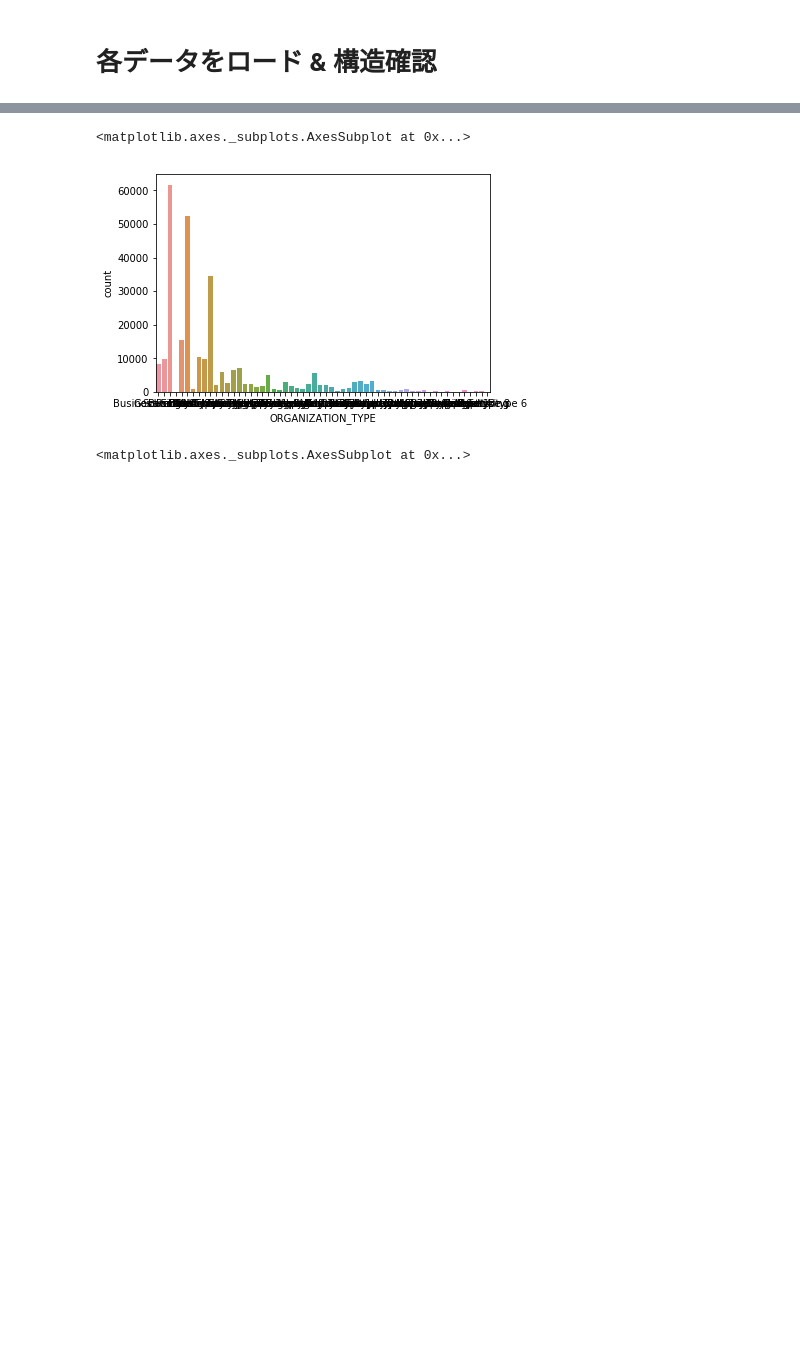
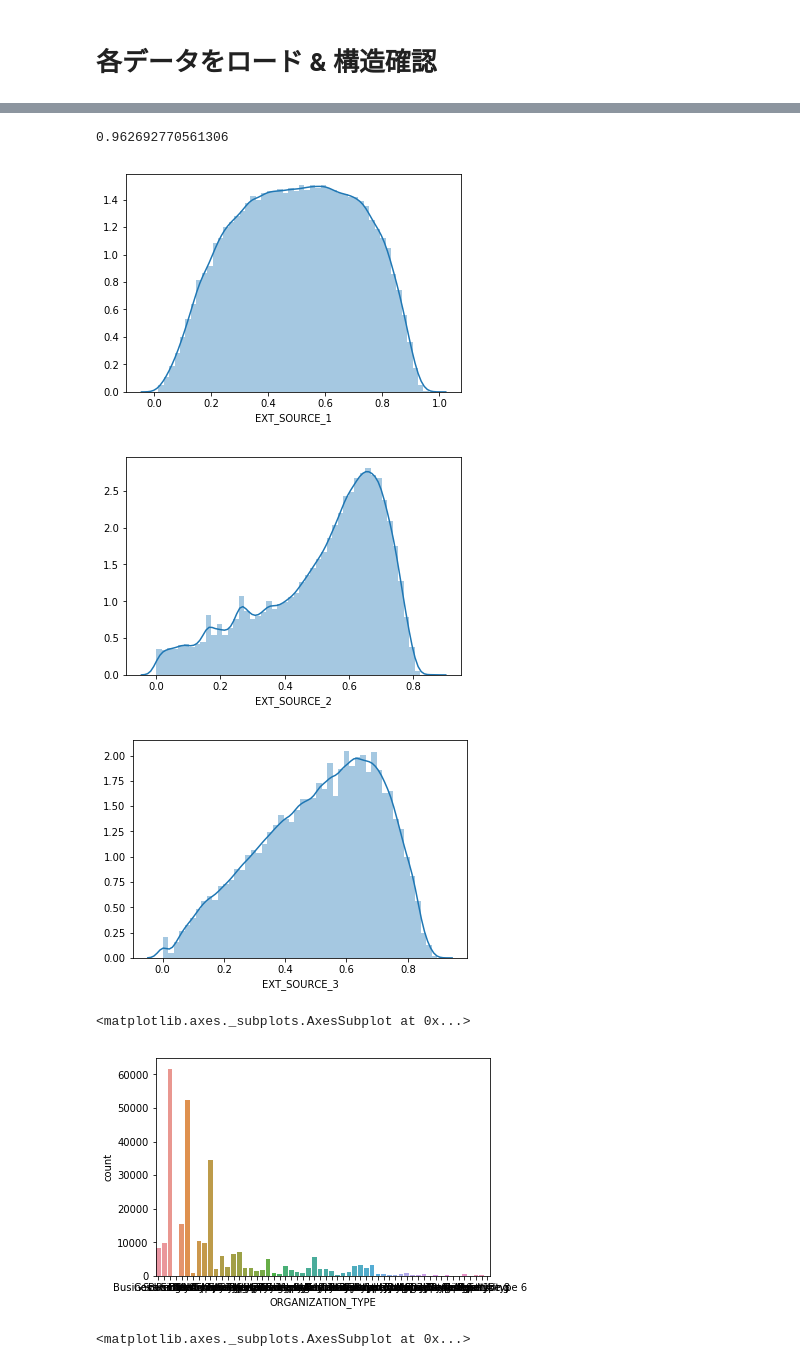
Before and after one commit to guchio3/kaggle-homecredit, a Jupyter notebook: notebooks/data_analysis.ipynb, the cells around one changed output, grey strips where cells are left out. Saved outputs shown, nothing was run; the diff lists cells and outputs as text; code cells hidden in the pictures; blank space fills up the shorter version.

```diff
--- a/notebooks/data_analysis.ipynb
+++ b/notebooks/data_analysis.ipynb
@@ -20,3 +83,19 @@ train_df.head()
+# %%
+train_df.EXT_SOURCE_1.max()
+# %% [output]
+0.962692770561306
+# %%
+# こいつらを回帰で padding する必要がありそう
+sns.distplot(train_df.EXT_SOURCE_1.dropna())
+plt.show()
+sns.distplot(train_df.EXT_SOURCE_2.dropna())
+plt.show()
+sns.distplot(train_df.EXT_SOURCE_3.dropna())
+plt.show()
+# %% [output]
+[figure, added]
+[figure, added]
+[figure, added]
 # %%
 sns.countplot(train_df[train_df['TARGET'] == 0]['ORGANIZATION_TYPE'])
 # %% [output]
```
Also changed, not shown: parts of 26 cells of this notebook, 8 other files.
